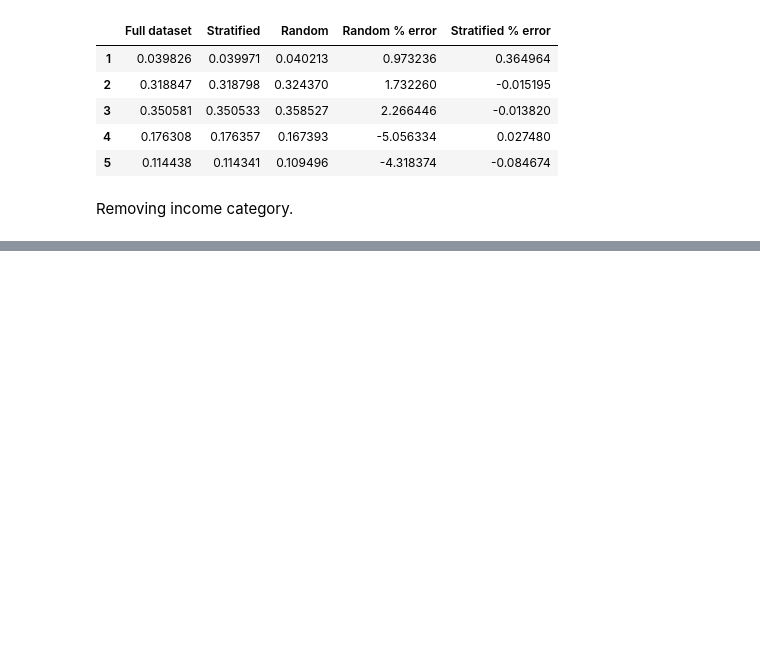
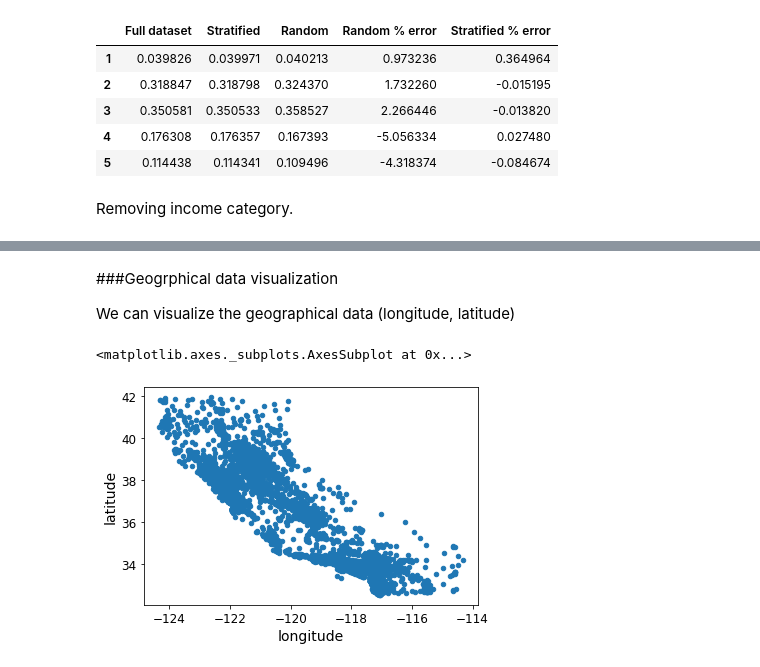
Before and after one commit to dataqueenpend/HandsOnML_projects, a Jupyter notebook: Hands_on_ML_Regression_House_Prices.ipynb, the cells around one changed output, grey strips where cells are left out. Drawn from its saved outputs; the diff is of its cells as text; code cells hidden in the pictures; blank space fills up the shorter version.

```diff
--- a/Hands_on_ML_Regression_House_Prices.ipynb
+++ b/Hands_on_ML_Regression_House_Prices.ipynb
@@ -252,0 +279,11 @@ for set_ in (strat_train_set, strat_test_set):
+# %%
+housing = strat_train_set.copy()
+# %% [markdown]
+###Geogrphical data visualization
+
+We can visualize the geographical data (longitude, latitude)
+# %%
+housing.plot(x='longitude', y = 'latitude', kind='scatter')
+# %% [output]
+<matplotlib.axes._subplots.AxesSubplot at 0x...>
+[figure, added]
```
Also changed, not shown: parts of 25 cells of this notebook.
